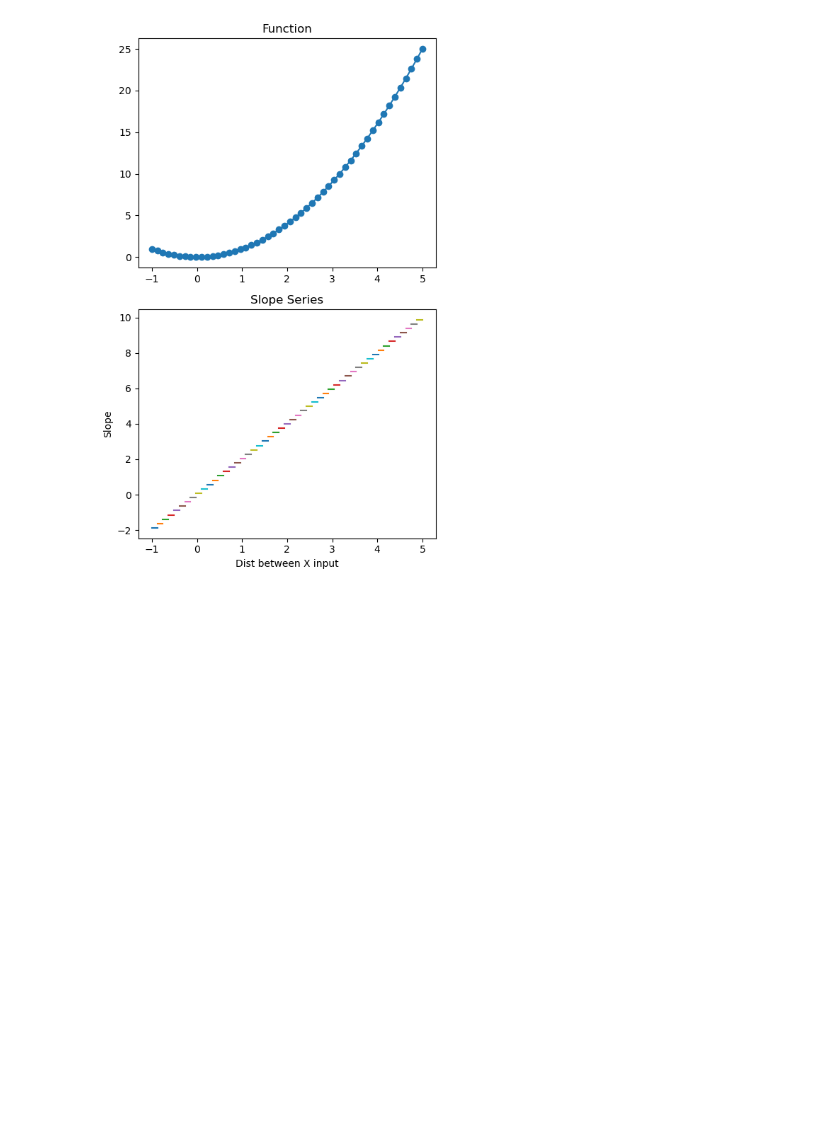
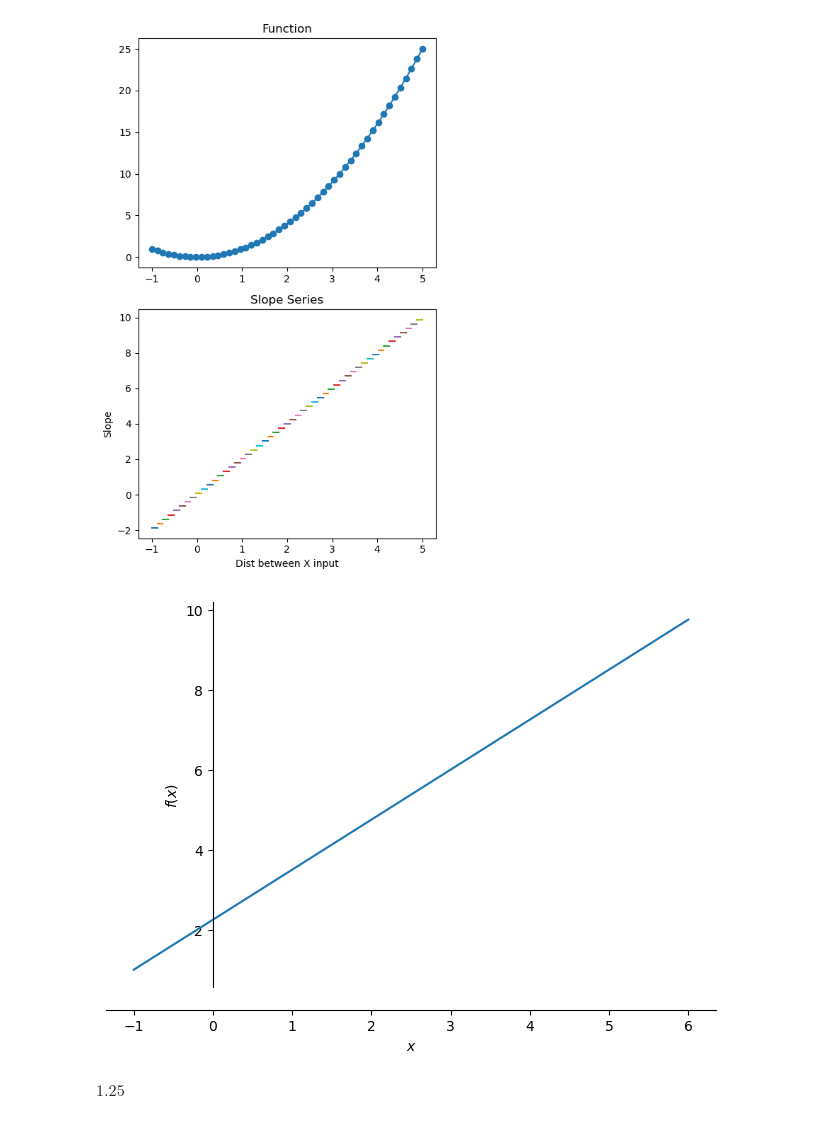
Before and after one commit to BrentGrammer/PROGNOTES, a Jupyter notebook: Calculus/derivatives.ipynb, the cells around one changed output. Saved outputs shown, nothing was run; the diff lists cells and outputs as text; code cells hidden in the pictures; blank space fills up the shorter version.

Commit message:
derivative geometry and sympy

```diff
--- a/Calculus/derivatives.ipynb
+++ b/Calculus/derivatives.ipynb
@@ -98,3 +98,23 @@ plot_slopes(N)
 Global Slope: 24.0
 Avg of Local Slopes: 4.0
 [figure]
+# %%
+###################################
+# Differentiation with Sympy
+###################################
+
+import numpy as np
+import sympy as sym
+import matplotlib.pyplot as plt
+
+x = sym.symbols('x')
+fx = (5/4)*x + 9/4
+
+sym.plot(fx,(x,-1,6), axis_center=[0,0]) # restrict x range to -1 to 6
+
+# Compute the derivative with sympy using diff()
+dydx = sym.diff(fx,x) # enter the function and which variable to compute diffentiation for
+display(dydx)
+# %% [output]
+[figure, added]
+$\displaystyle 1.25$
```
Also changed, not shown: parts of 1 cell of this notebook, 2 other files.
